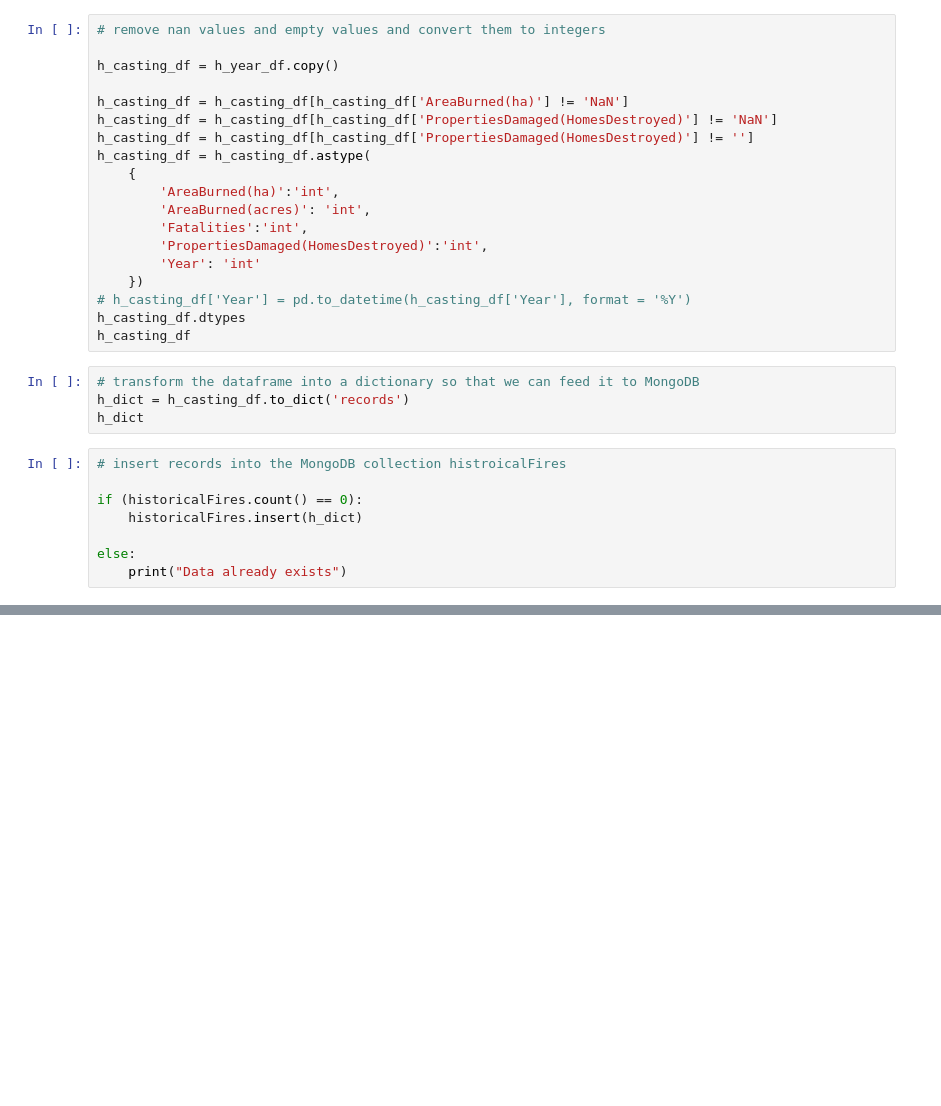
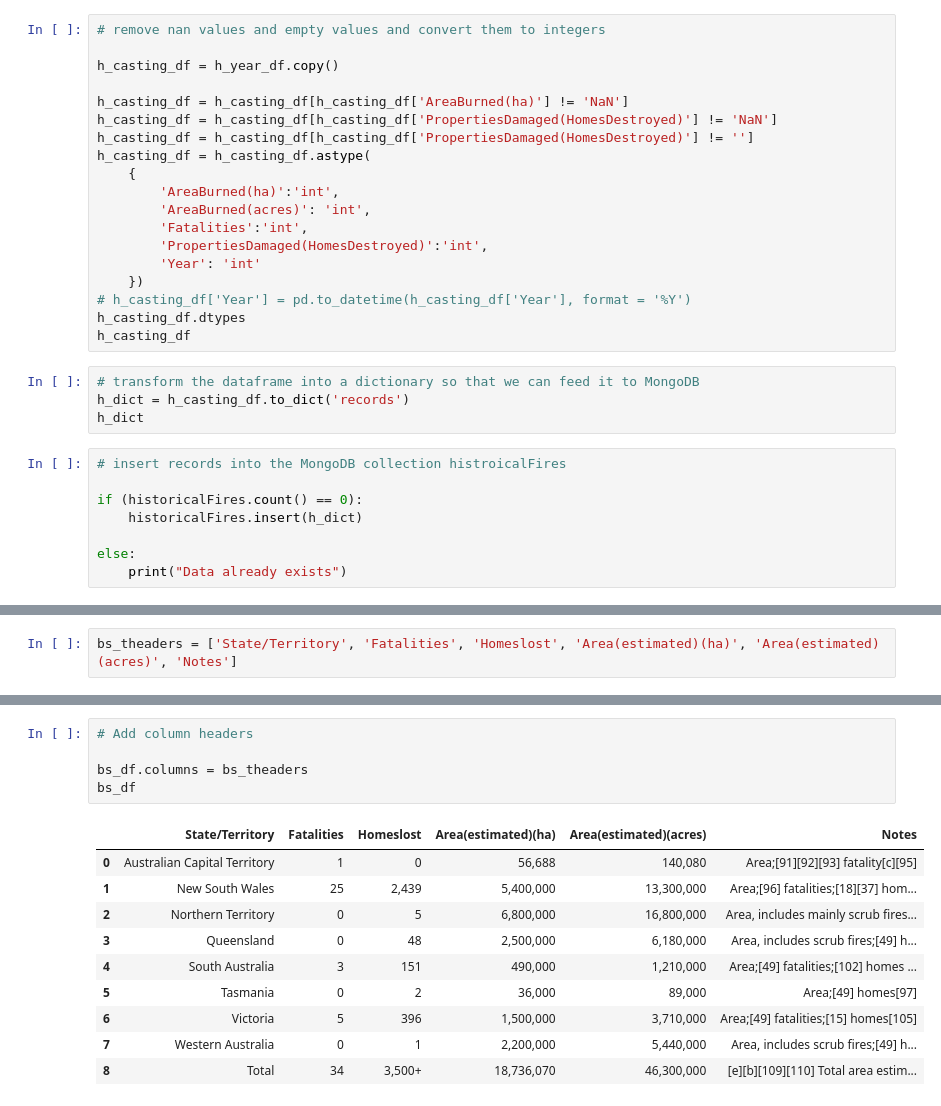
Before and after one commit to philipstubbs13/australia-fire-api-and-dashboard, a Jupyter notebook: WebScrapping.ipynb, the cells around one changed output, grey strips where cells are left out. Saved outputs shown, nothing was run; the diff lists cells and outputs as text; blank space fills up the shorter version.

```diff
--- a/WebScrapping.ipynb
+++ b/WebScrapping.ipynb
@@ -199,0 +248,2 @@ else:
+# %%
+bs_theaders = ['State/Territory', 'Fatalities', 'Homeslost', 'Area(estimated)(ha)', 'Area(estimated)(acres)', 'Notes']
@@ -199,0 +297,16 @@ else:
+# %%
+# Add column headers
+
+bs_df.columns = bs_theaders
+bs_df
+# %% [output]
+|  | State/Territory | Fatalities | Homeslost | Area(estimated)(ha) | Area(estimated)(acres) | Notes |
+| 0 | Australian Capital Territory | 1 | 0 | 56,688 | 140,080 | Area;[91][92][93] fatality[c][95] |
+| 1 | New South Wales | 25 | 2,439 | 5,400,000 | 13,300,000 | Area;[96] fatalities;[18][37] hom... |
+| 2 | Northern Territory | 0 | 5 | 6,800,000 | 16,800,000 | Area, includes mainly scrub fires... |
+| 3 | Queensland | 0 | 48 | 2,500,000 | 6,180,000 | Area, includes scrub fires;[49] h... |
+| 4 | South Australia | 3 | 151 | 490,000 | 1,210,000 | Area;[49] fatalities;[102] homes ... |
+| 5 | Tasmania | 0 | 2 | 36,000 | 89,000 | Area;[49] homes[97] |
+| 6 | Victoria | 5 | 396 | 1,500,000 | 3,710,000 | Area;[49] fatalities;[15] homes[105] |
+| 7 | Western Australia | 0 | 1 | 2,200,000 | 5,440,000 | Area, includes scrub fires;[49] h... |
+| 8 | Total | 34 | 3,500+ | 18,736,070 | 46,300,000 | [e][b][109][110] Total area estim... |
```
Also changed, not shown: parts of 11 cells of this notebook.
